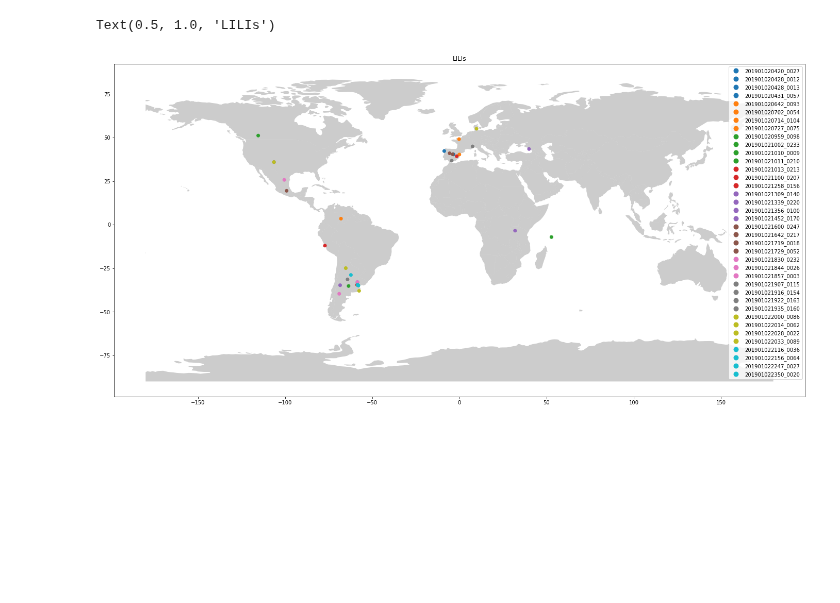
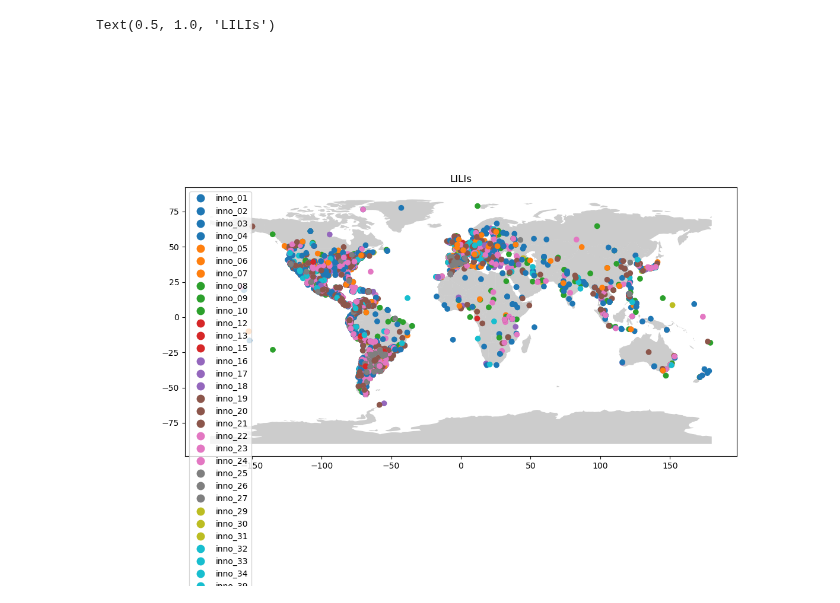
Before and after one commit to thereallinusrg/LILI, a Jupyter notebook: code/viz_linus.ipynb, the cells around one changed output. Saved outputs shown, nothing was run; the diff lists cells and outputs as text; code cells hidden in the pictures; blank space fills up the shorter version.

```diff
--- a/code/viz_linus.ipynb
+++ b/code/viz_linus.ipynb
@@ -6,4 +9,5 @@ import matplotlib.pyplot as plt
 # %%
-df = pd.read_parquet('small_geocoded_sample.parquet')
+df = pd.read_csv('inno_geocoded.csv')
+df = df.dropna(subset=['lng', 'lat'])
 gdf = gpd.GeoDataFrame(
-    df, geometry=gpd.points_from_xy(df.Lon, df.Lat))
+    df, geometry=gpd.points_from_xy(df.lng, df.lat), crs=4326)
@@ -21,9 +14,9 @@ gdf.head()
 # %%
 world = gpd.read_file(gpd.datasets.get_path('naturalearth_lowres'))
-fig, ax = plt.subplots(figsize=(24,18))
+fig, ax = plt.subplots(figsize=(12,9))
 world.plot(ax=ax, alpha=0.4, color='grey')
-gdf.plot(column='id', ax=ax, legend=True)
+gdf.plot(column='inno_nr', ax=ax, legend=True)
 plt.title('LILIs')
 # %% [output]
 Text(0.5, 1.0, 'LILIs')
-[figure, old version]
+[figure, new version]
```
Also changed, not shown: parts of 9 cells of this notebook, 1 other file.
